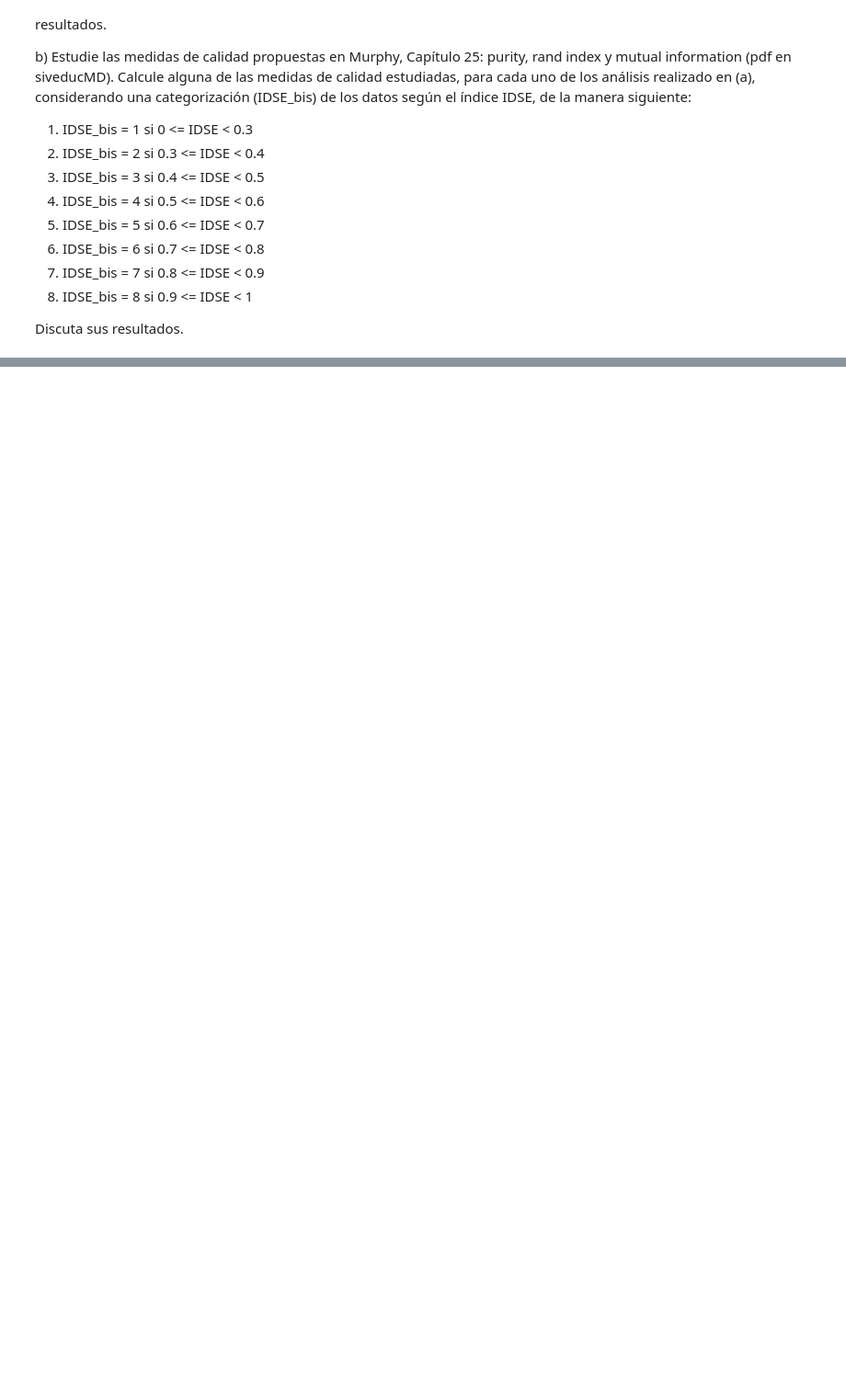
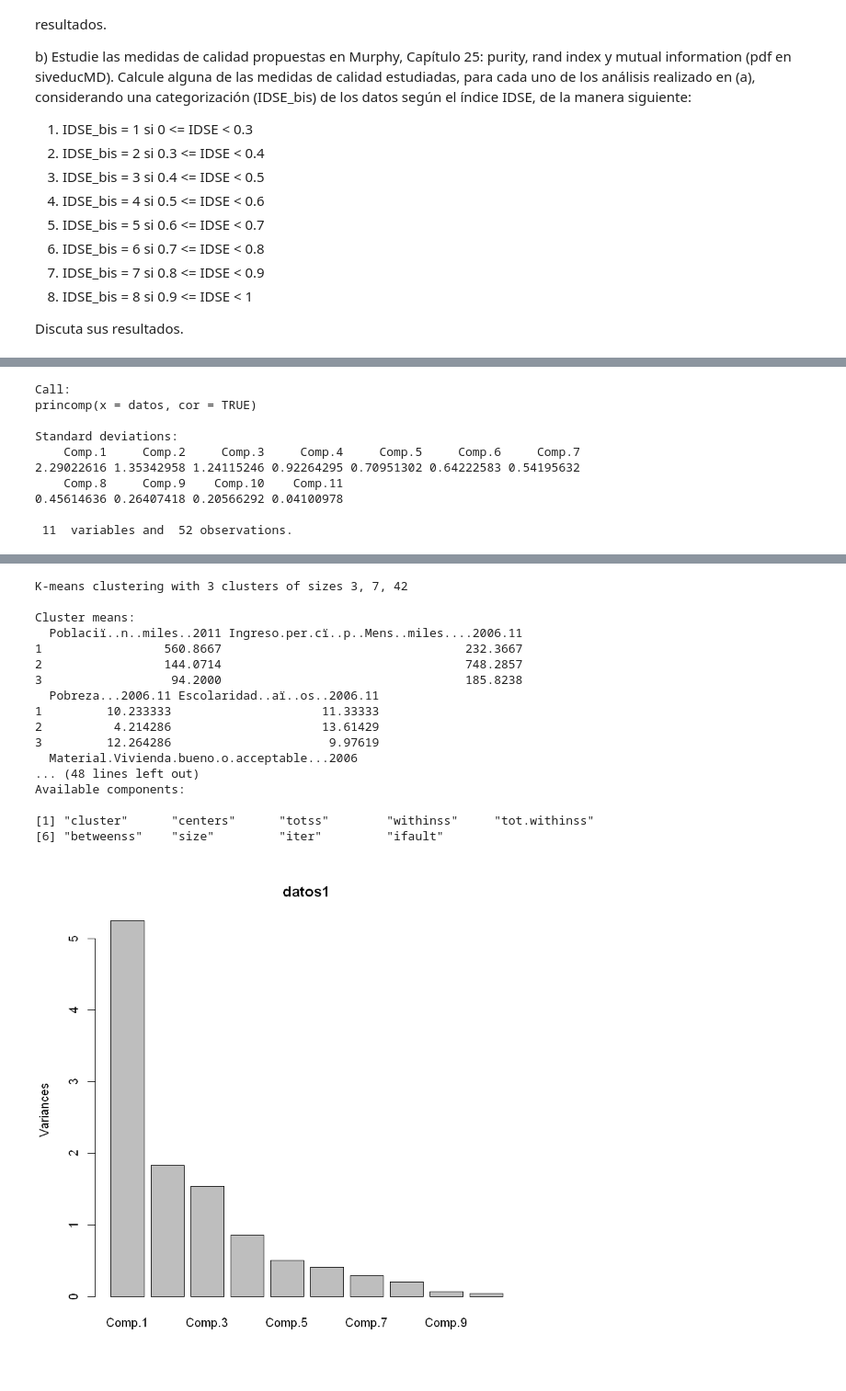
Before and after one commit to alexbgh1/INFO257_U2, a Jupyter notebook: clustering/Clustering_Notebook2.ipynb, the cells around one changed output, grey strips where cells are left out. Shown at 92% size. Cells and saved outputs as stored; diff of their text form; code cells hidden in the pictures; blank space fills up the shorter version.

```diff
--- a/clustering/Clustering_Notebook2.ipynb
+++ b/clustering/Clustering_Notebook2.ipynb
@@ -157,0 +235,21 @@ Discuta sus resultados.
+# %%
+#KMEANS
+datos1 <- princomp(datos, cor=TRUE)
+print(datos1)
+plot(datos1) #barras
+datos2 <- predict(datos1,cl$centers)
+datos2
+cl
+biplot(datos1,xlabs=cl$cluster) #flechas
+points(datos2[,1:11],col=1:k0,pch=19)
+# %% [output]
+Call:
+princomp(x = datos, cor = TRUE)
+
+Standard deviations:
+    Comp.1     Comp.2     Comp.3     Comp.4     Comp.5     Comp.6     Comp.7
+2.29022616 1.35342958 1.24115246 0.92264295 0.70951302 0.64222583 0.54195632
+    Comp.8     Comp.9    Comp.10    Comp.11
+0.45614636 0.26407418 0.20566292 0.04100978
+
+ 11  variables and  52 observations.
@@ -157,0 +260,18 @@ Discuta sus resultados.
+K-means clustering with 3 clusters of sizes 3, 7, 42
+
+Cluster means:
+  Poblaciï..n..miles..2011 Ingreso.per.cï..p..Mens..miles....2006.11
+1                 560.8667                                  232.3667
+2                 144.0714                                  748.2857
+3                  94.2000                                  185.8238
+  Pobreza...2006.11 Escolaridad..aï..os..2006.11
+1         10.233333                     11.33333
+2          4.214286                     13.61429
+3         12.264286                      9.97619
+  Material.Vivienda.bueno.o.acceptable...2006
+... (48 lines left out)
+Available components:
+
+[1] "cluster"      "centers"      "totss"        "withinss"     "tot.withinss"
+[6] "betweenss"    "size"         "iter"         "ifault"
+[figure, added]
```
Also changed, not shown: parts of 14 cells of this notebook, 1 other file.
